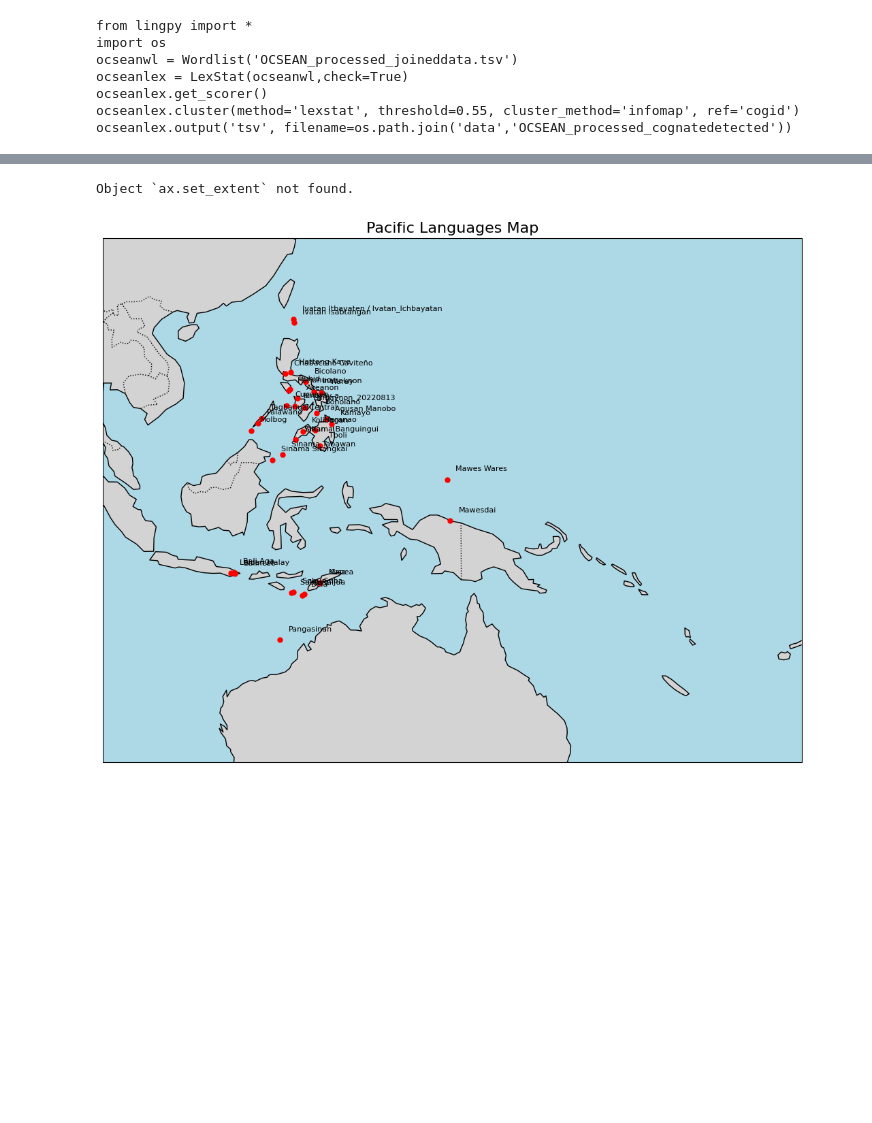
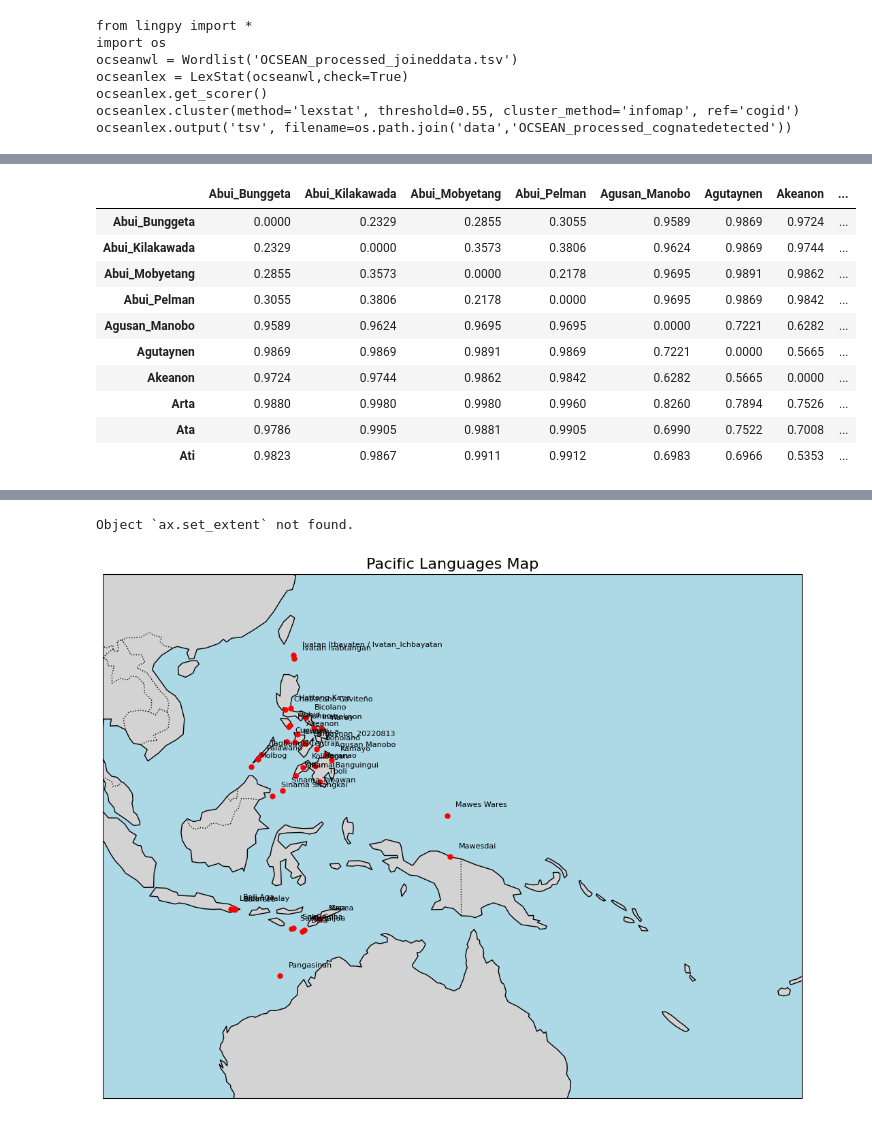
Before and after one commit to danjlawson/ocseanworkshop2025, a Jupyter notebook: lingpy_ocsean_data.ipynb, the cells around one changed output, grey strips where cells are left out. Cells and saved outputs as stored; diff of their text form; code cells hidden in the pictures; blank space fills up the shorter version.

```diff
--- a/lingpy_ocsean_data.ipynb
+++ b/lingpy_ocsean_data.ipynb
@@ -460,0 +636,18 @@ lexdf.head()
+# %%
+tdists=pd.read_table('OCSEAN_processed_distances.dst',skiprows=1,header=None)
+theaders = list(tdists.iloc[:,0])
+dists  = pd.DataFrame(tdists.values[:,1:], columns=theaders,index=theaders)
+dists = dists[dists.columns].astype(float)  # or int
+dists.iloc[0:10,0:10]
+# %% [output]
+|  | Abui_Bunggeta | Abui_Kilakawada | Abui_Mobyetang | Abui_Pelman | Agusan_Manobo | Agutaynen | Akeanon | ... |
+| Abui_Bunggeta | 0.0000 | 0.2329 | 0.2855 | 0.3055 | 0.9589 | 0.9869 | 0.9724 | ... |
+| Abui_Kilakawada | 0.2329 | 0.0000 | 0.3573 | 0.3806 | 0.9624 | 0.9869 | 0.9744 | ... |
+| Abui_Mobyetang | 0.2855 | 0.3573 | 0.0000 | 0.2178 | 0.9695 | 0.9891 | 0.9862 | ... |
+| Abui_Pelman | 0.3055 | 0.3806 | 0.2178 | 0.0000 | 0.9695 | 0.9869 | 0.9842 | ... |
+| Agusan_Manobo | 0.9589 | 0.9624 | 0.9695 | 0.9695 | 0.0000 | 0.7221 | 0.6282 | ... |
+| Agutaynen | 0.9869 | 0.9869 | 0.9891 | 0.9869 | 0.7221 | 0.0000 | 0.5665 | ... |
+| Akeanon | 0.9724 | 0.9744 | 0.9862 | 0.9842 | 0.6282 | 0.5665 | 0.0000 | ... |
+| Arta | 0.9880 | 0.9980 | 0.9980 | 0.9960 | 0.8260 | 0.7894 | 0.7526 | ... |
+| Ata | 0.9786 | 0.9905 | 0.9881 | 0.9905 | 0.6990 | 0.7522 | 0.7008 | ... |
+| Ati | 0.9823 | 0.9867 | 0.9911 | 0.9912 | 0.6983 | 0.6966 | 0.5353 | ... |
```
Also changed, not shown: parts of 43 cells of this notebook, 1 other file.
